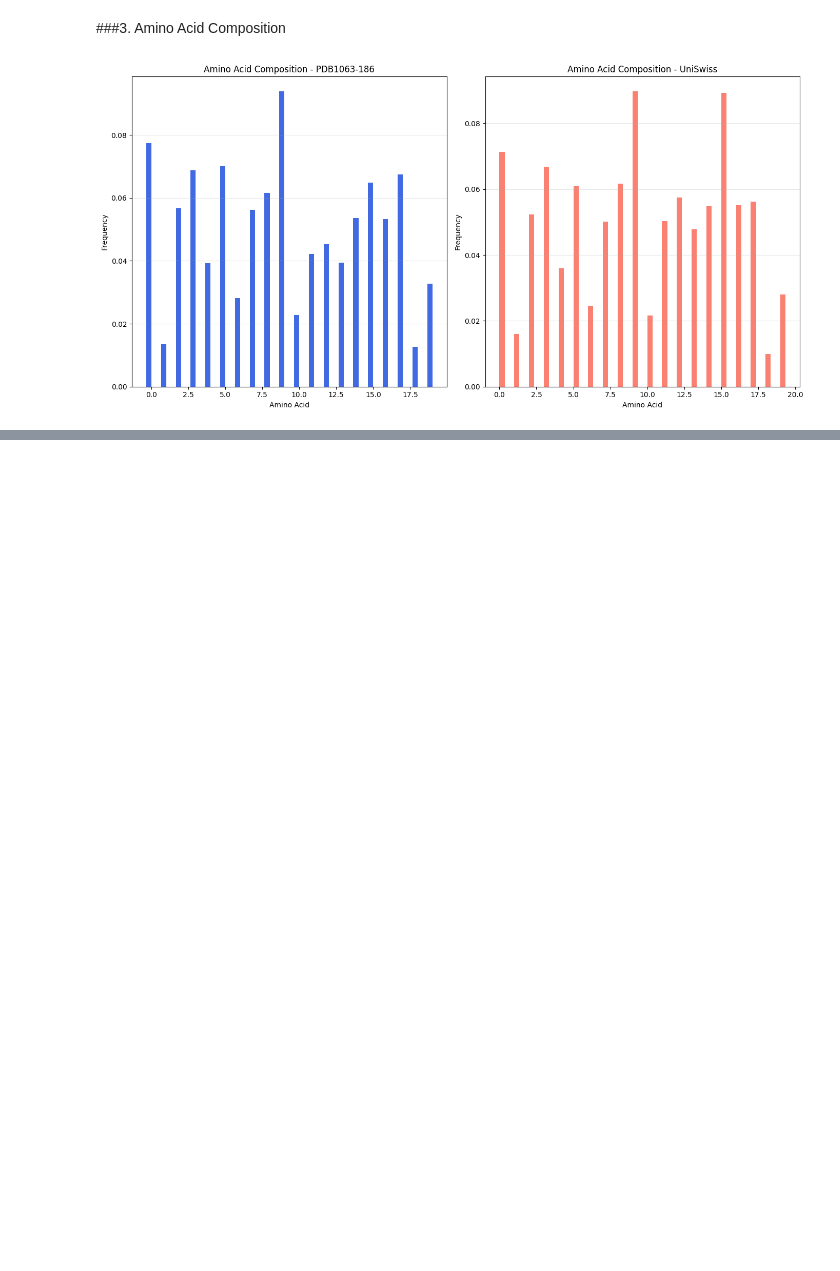
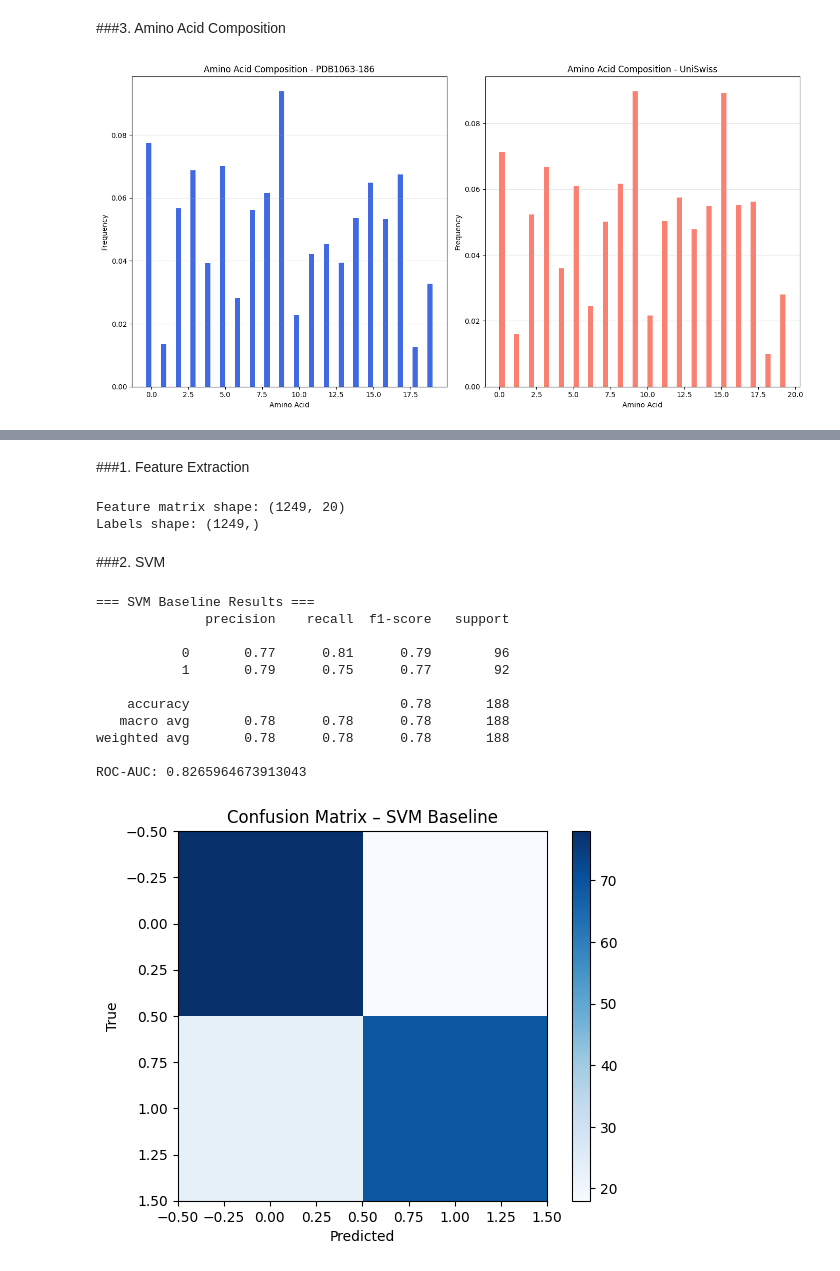
Before and after one commit to Alamsyah-WM/Predict-DNA-binding-protein-with-ML-and-DL, a Jupyter notebook: BioInformatik_UAS.ipynb, the cells around one changed output, grey strips where cells are left out. Cells and saved outputs as stored; diff of their text form; code cells hidden in the pictures; blank space fills up the shorter version.

Commit message:
W1 - Add model baseline svm - SVM

```diff
--- a/BioInformatik_UAS.ipynb
+++ b/BioInformatik_UAS.ipynb
@@ -207,0 +218,63 @@ plt.show()
+# %% [markdown]
+###1. Feature Extraction
+# %%
+# feature extraction with AAC Composition-based
+def AAC(seq):
+    aa = 'ACDEFGHIKLMNPQRSTVWY'
+    counts = np.array([seq.count(a) for a in aa], dtype=float)
+    return counts / len(seq)
+
+X = np.vstack(pdb['sequence'].apply(AAC))
+y = pdb['label'].values
+
+print("Feature matrix shape:", X.shape)
+print("Labels shape:", y.shape)
+# %% [output]
+Feature matrix shape: (1249, 20)
+Labels shape: (1249,)
+# %% [markdown]
+###2. SVM
+# %%
+# Split dataset (85% train / 15% test)
+X_train, X_test, y_train, y_test = train_test_split(
+    X, y, test_size=0.15, stratify=y, random_state=42
+)
+
+# Scale features
+scaler = StandardScaler()
+X_train_scaled = scaler.fit_transform(X_train)
+X_test_scaled  = scaler.transform(X_test)
+
+# Train SVM
+svm_model = SVC(kernel='rbf', C=1, gamma='scale', probability=True, random_state=42)
+svm_model.fit(X_train_scaled, y_train)
+
+# Predictions and probabilities
+svm_preds = svm_model.predict(X_test_scaled)
+svm_probs = svm_model.predict_proba(X_test_scaled)[:,1]
+
+# Evaluation
+print("=== SVM Baseline Results ===")
+print(classification_report(y_test, svm_preds))
+print("ROC-AUC:", roc_auc_score(y_test, svm_probs))
+
+# Confusion matrix
+cm = confusion_matrix(y_test, svm_preds)
+plt.imshow(cm, cmap='Blues')
+plt.title('Confusion Matrix – SVM Baseline')
+plt.xlabel('Predicted'); plt.ylabel('True')
+plt.colorbar()
+plt.show()
+# %% [output]
+=== SVM Baseline Results ===
+              precision    recall  f1-score   support
+
+           0       0.77      0.81      0.79        96
+           1       0.79      0.75      0.77        92
+
+    accuracy                           0.78       188
+   macro avg       0.78      0.78      0.78       188
+weighted avg       0.78      0.78      0.78       188
+
+ROC-AUC: 0.8265964673913043
+[figure, added]
```
Also changed, not shown: parts of 4 cells of this notebook.
